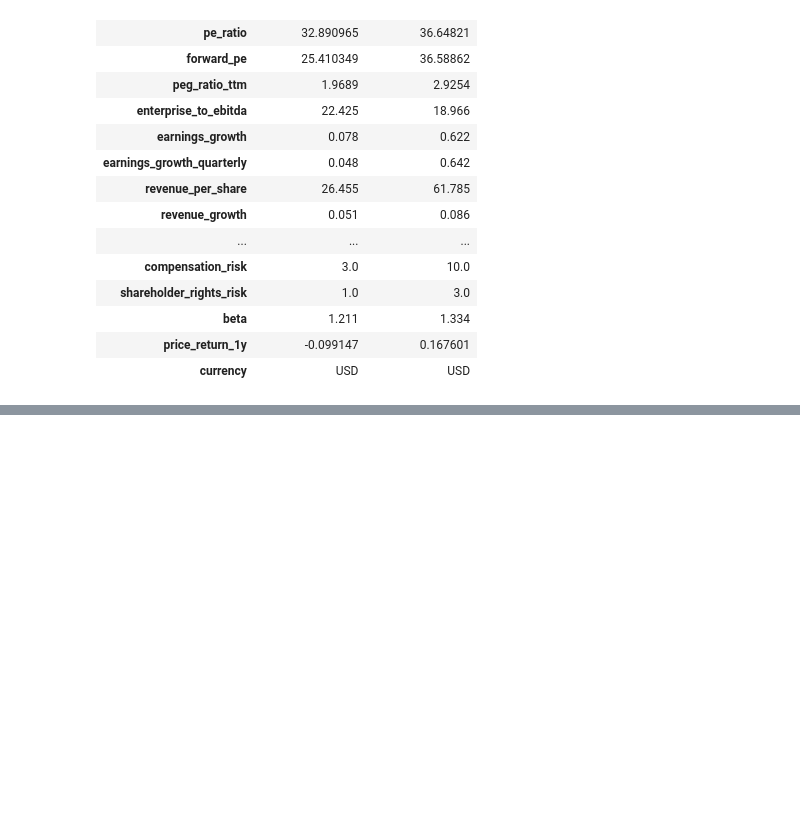
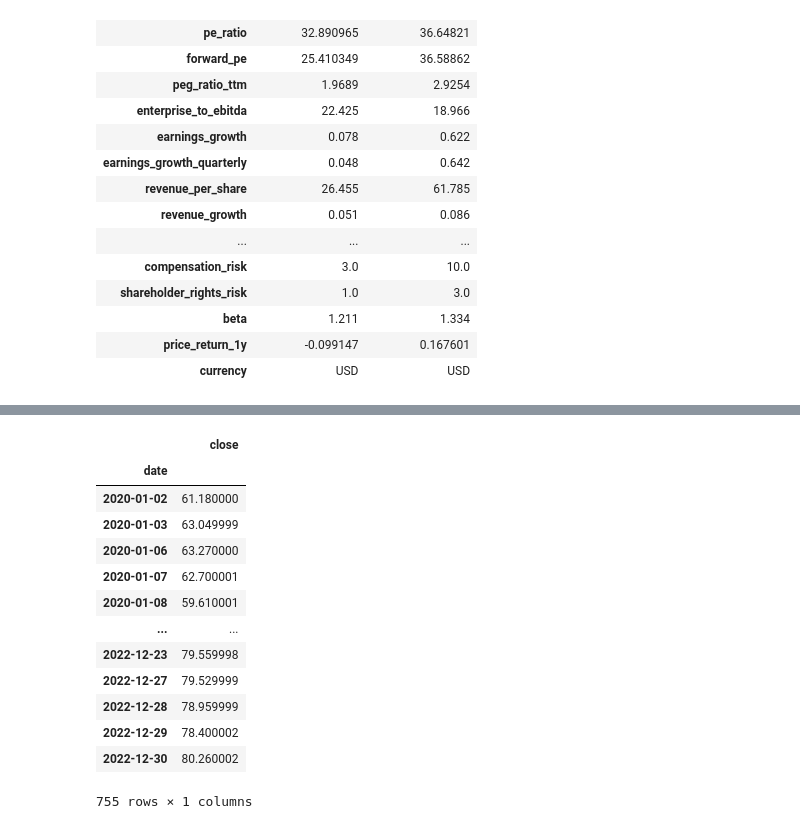
Before and after one commit to GeordieJones/financePython, a Jupyter notebook: algorythmic_trading/use_openBB.ipynb, the cells around one changed output, grey strips where cells are left out. Cells and saved outputs as stored; diff of their text form; code cells hidden in the pictures; blank space fills up the shorter version.

```diff
--- a/algorythmic_trading/use_openBB.ipynb
+++ b/algorythmic_trading/use_openBB.ipynb
@@ -60,0 +69,27 @@ obb.equity.compare.groups(group ='sector', metric = 'overview', provider='finviz
+# %%
+contracts = []
+
+df = (obb.derivatives.futures.historical(symbol='CL=F',
+                                            start_date='2020-01-01',
+                                            end_date='2022-12-31',
+                                            provider="yfinance"
+                                            ))
+contracts.append(df['close'])
+
+historical = (pd.DataFrame(contracts).transpose().dropna())
+historical
+# %% [output]
+|  | close |
+| date |  |
+| 2020-01-02 | 61.180000 |
+| 2020-01-03 | 63.049999 |
+| 2020-01-06 | 63.270000 |
+| 2020-01-07 | 62.700001 |
+| 2020-01-08 | 59.610001 |
+| ... | ... |
+| 2022-12-23 | 79.559998 |
+| 2022-12-27 | 79.529999 |
+| 2022-12-28 | 78.959999 |
+| 2022-12-29 | 78.400002 |
+| 2022-12-30 | 80.260002 |
+755 rows × 1 columns
```
Also changed, not shown: parts of 2 cells of this notebook.
